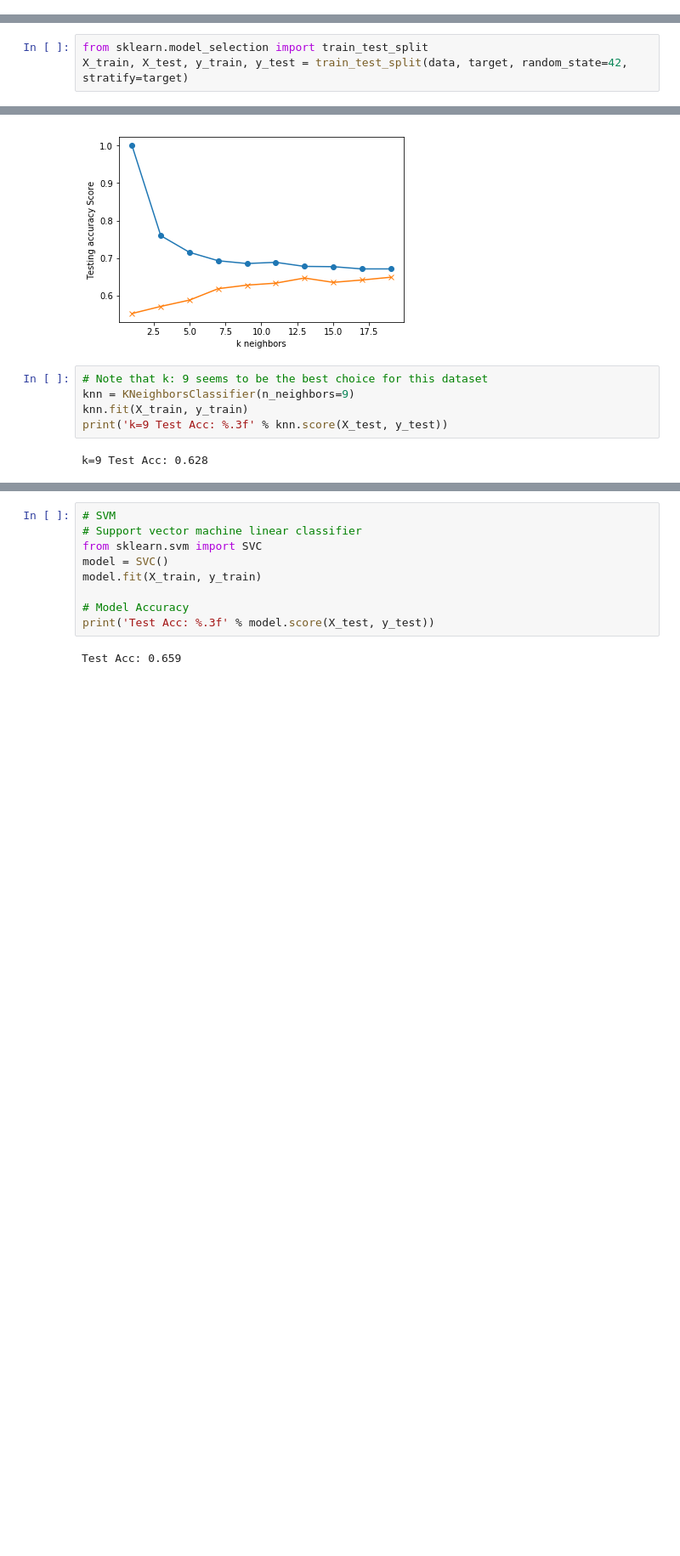
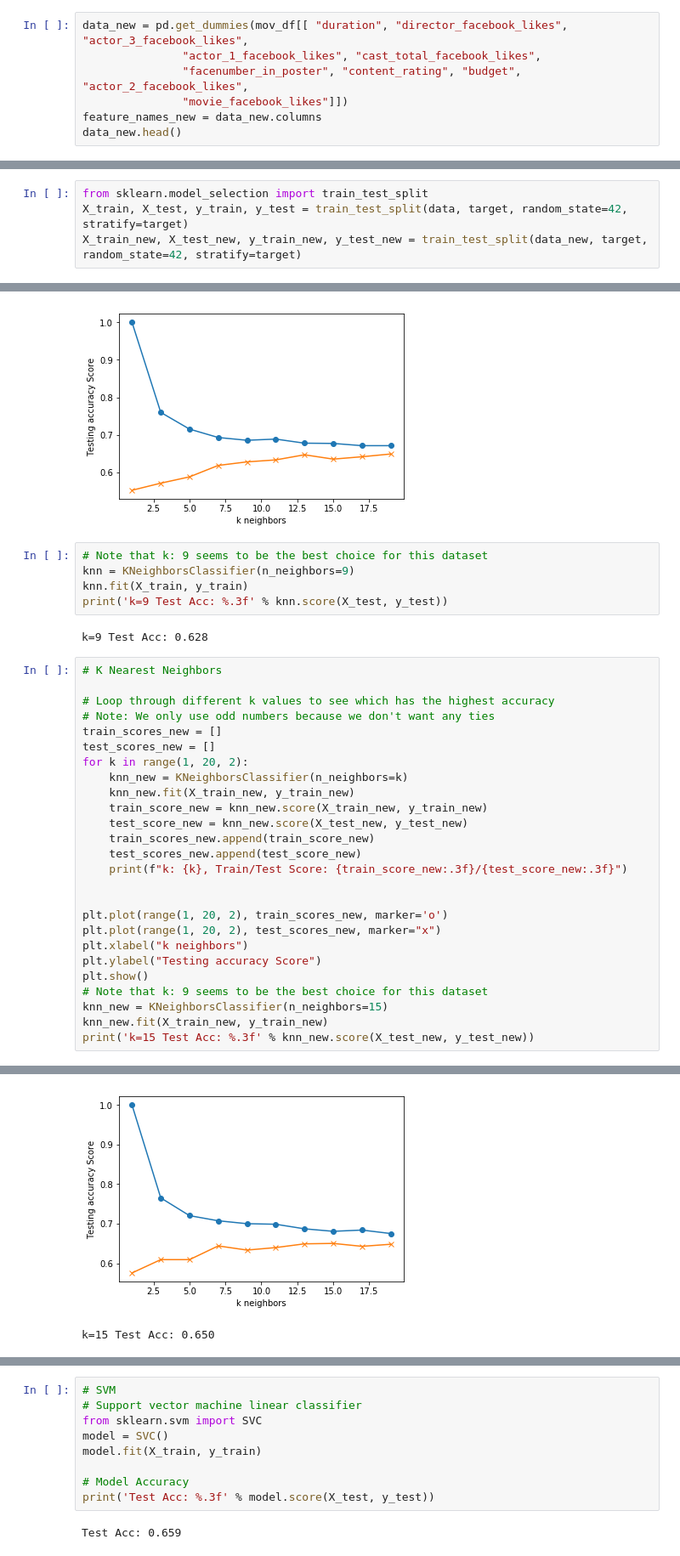
Before and after one commit to kuldeepemol/project-3, a Jupyter notebook: machine_learning.ipynb, the cells around one changed output, grey strips where cells are left out. Shown at 85% size. Saved outputs shown, nothing was run; the diff lists cells and outputs as text; blank space fills up the shorter version.

```diff
--- a/machine_learning.ipynb
+++ b/machine_learning.ipynb
@@ -36,3 +36,10 @@ data.head()
 | 3 | 813.0 | 164.0 | 22000.000000 | 23000.0 | 27000.0 | ... |
 | 4 | 462.0 | 132.0 | 475.000000 | 530.0 | 640.0 | ... |
 5 rows × 769 columns
+# %%
+data_new = pd.get_dummies(mov_df[[ "duration", "director_facebook_likes", "actor_3_facebook_likes",
+               "actor_1_facebook_likes", "cast_total_facebook_likes",
+               "facenumber_in_poster", "content_rating", "budget", "actor_2_facebook_likes",
+               "movie_facebook_likes"]])
+feature_names_new = data_new.columns
+data_new.head()
@@ -39,6 +53,7 @@ data.head()
 # %%
 from sklearn.model_selection import train_test_split
 X_train, X_test, y_train, y_test = train_test_split(data, target, random_state=42, stratify=target)
+X_train_new, X_test_new, y_train_new, y_test_new = train_test_split(data_new, target, random_state=42, stratify=target)
 # %%
 # Decision Tree
 from sklearn import tree
@@ -127,3 +173,30 @@ knn.fit(X_train, y_train)
 print('k=9 Test Acc: %.3f' % knn.score(X_test, y_test))
 # %% [output]
 k=9 Test Acc: 0.628
+# %%
+# K Nearest Neighbors
+
+# Loop through different k values to see which has the highest accuracy
+# Note: We only use odd numbers because we don't want any ties
+train_scores_new = []
+test_scores_new = []
+for k in range(1, 20, 2):
+    knn_new = KNeighborsClassifier(n_neighbors=k)
+    knn_new.fit(X_train_new, y_train_new)
+    train_score_new = knn_new.score(X_train_new, y_train_new)
+    test_score_new = knn_new.score(X_test_new, y_test_new)
+    train_scores_new.append(train_score_new)
+    test_scores_new.append(test_score_new)
+    print(f"k: {k}, Train/Test Score: {train_score_new:.3f}/{test_score_new:.3f}")
+
+
+plt.plot(range(1, 20, 2), train_scores_new, marker='o')
+plt.plot(range(1, 20, 2), test_scores_new, marker="x")
+plt.xlabel("k neighbors")
+plt.ylabel("Testing accuracy Score")
+plt.show()
+# Note that k: 9 seems to be the best choice for this dataset
+knn_new = KNeighborsClassifier(n_neighbors=15)
+knn_new.fit(X_train_new, y_train_new)
+print('k=15 Test Acc: %.3f' % knn_new.score(X_test_new, y_test_new))
+# %% [output]
@@ -130 +213,3 @@ k=9 Test Acc: 0.628
+[figure, added]
+k=15 Test Acc: 0.650
 # %%
```
Also changed, not shown: parts of 16 cells of this notebook, 12 other files.
